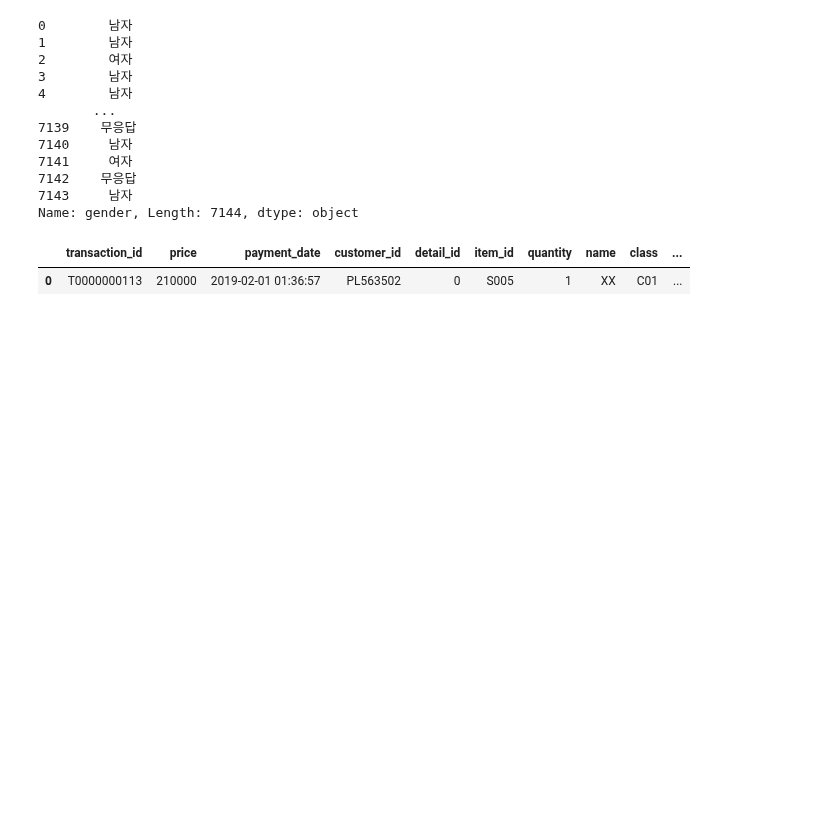
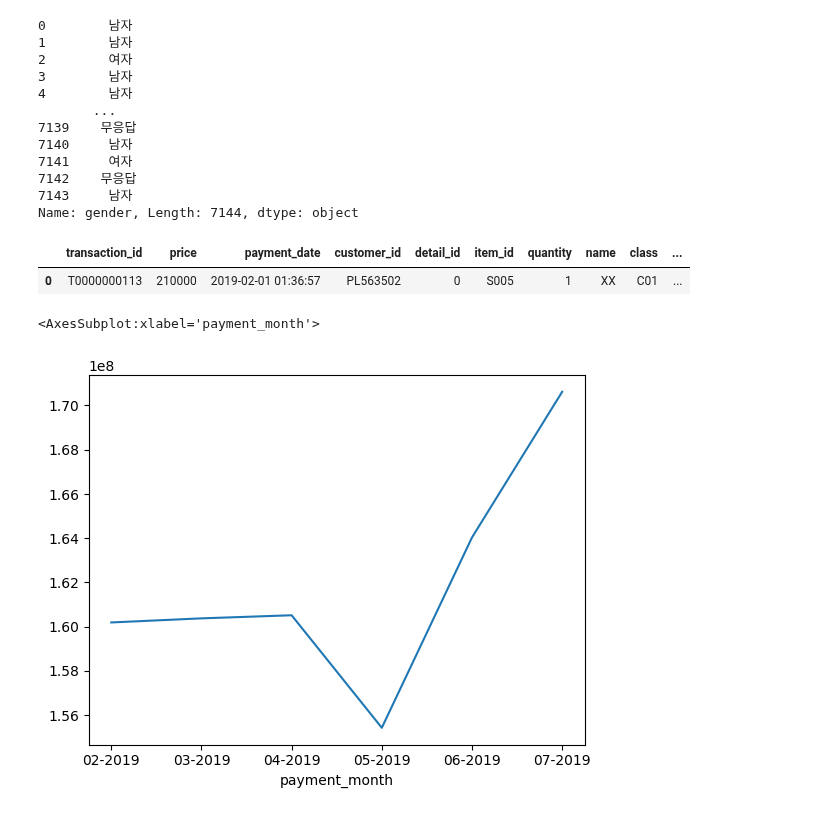
Before and after one commit to sejinhwang97ko/2023prac, a Jupyter notebook: 20230406/02.file_list.ipynb, the cells around one changed output. Cells and saved outputs as stored; diff of their text form; code cells hidden in the pictures; blank space fills up the shorter version.

```diff
--- a/20230406/02.file_list.ipynb
+++ b/20230406/02.file_list.ipynb
@@ -552,3 +552,10 @@ origin_data.head(1)
 # %% [output]
 |  | transaction_id | price | payment_date | customer_id | detail_id | item_id | quantity | name | class | ... |
 | 0 | T0000000113 | 210000 | 2019-02-01 01:36:57 | PL563502 | 0 | S005 | 1 | XX | C01 | ... |
+# %%
+group_data = origin_data.groupby('payment_month').sum()
+# %%
+group_data['total_price'].plot() #선
+# %% [output]
+<AxesSubplot:xlabel='payment_month'>
+[figure, added]
```
Also changed, not shown: parts of 3 cells of this notebook, 2 other files.
